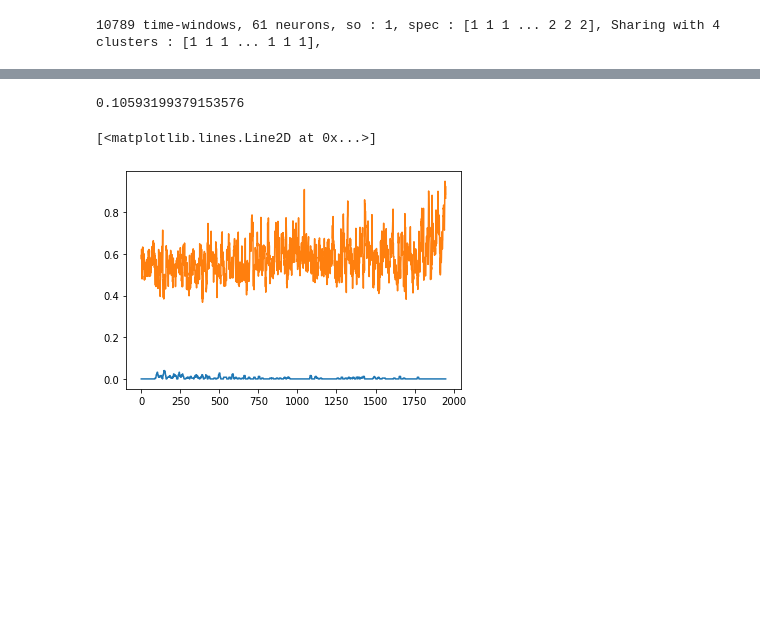
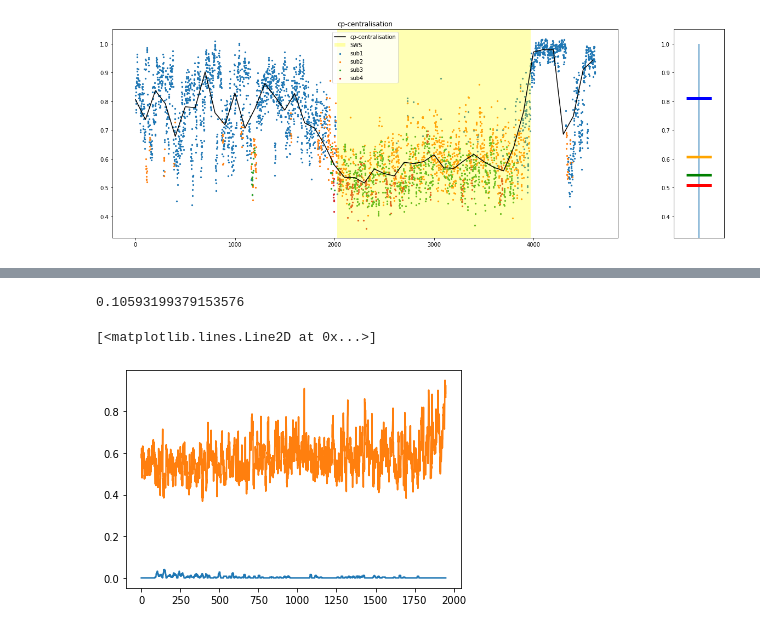
Before and after one commit to Benjamin-Wkd/Network-Graph-Analysis, a Jupyter notebook: load Matlab struct.ipynb, the cells around one changed output, grey strips where cells are left out. Saved outputs shown, nothing was run; the diff lists cells and outputs as text; code cells hidden in the pictures; blank space fills up the shorter version.

```diff
--- a/load Matlab struct.ipynb
+++ b/load Matlab struct.ipynb
@@ -462,23 +476,23 @@ def correlation_ripples(spec, so, RippleDensity_by_win, Sharing, CORE, C, select
     corr_core = signal.correlate(x, ycore)
     return corr_C0[0,1], corr_core0[0,1], corr_C, corr_core
 # %%
-file = 1
-nwin, N, theta, so, spec, Sharing, RippleDensity_by_win, flat_adj = load_from_matlab(file=file, k=2, weight=True)
+# file = 3
+# nwin, N, theta, so, spec, Sharing, RippleDensity_by_win, flat_adj = load_from_matlab(file=file, k=2, weight=True)
 # starts, ends = delimitation_SO(spec,so)
 # print(starts,ends)
 # Adjs = dict_adj(N, flat_adj)
 # COS = cosine_similarity(Adjs)
 # CORE = coreness(Adjs)
 # idx = find(Sharing,lambda e:e==4) # idx where substates == 4
 # hubs_rip, hubs_SO, both, not_hubs = Get_Hubs( "HPC", file=file, F=4, St=3, Sh=4, selected_subsate=4)
-# ____________________________ plots
+# # ____________________________ plots
 # fig = plot_liquidity(spec, so, COS, Sharing, neurons=[17], subs =[1,2,3,4])
 # fig = plot_coreness(file, spec, so, CORE, Sharing, neurons='all', subs =[1,2,3,4])
 # C = cp_centralisation(CORE, time2plot=1000)
-# fig = plot_centralisation(spec, so, C, Sharing, subs=[1,2,3,4])
-# plt.show()
+fig = plot_centralisation(spec, so, C, Sharing, subs=[1,2,3,4])
+plt.show()
 # ____________________________ Compute correlation
 # corr_C0, corr_core0, corr_C, corr_core = correlation_ripples(spec, so, RippleDensity_by_win, Sharing, CORE, C, selected_neurons=hubs_rip)
-# print(corr_C0, corr_core0, corr_C, corr_core)
+# # print(corr_C0, corr_core0, corr_C, corr_core)
 # %% [output]
-10789 time-windows, 61 neurons, so : 1, spec : [1 1 1 ... 2 2 2], Sharing with 4 clusters : [1 1 1 ... 1 1 1],
+[figure, added]
```
Also changed, not shown: parts of 8 cells of this notebook.
